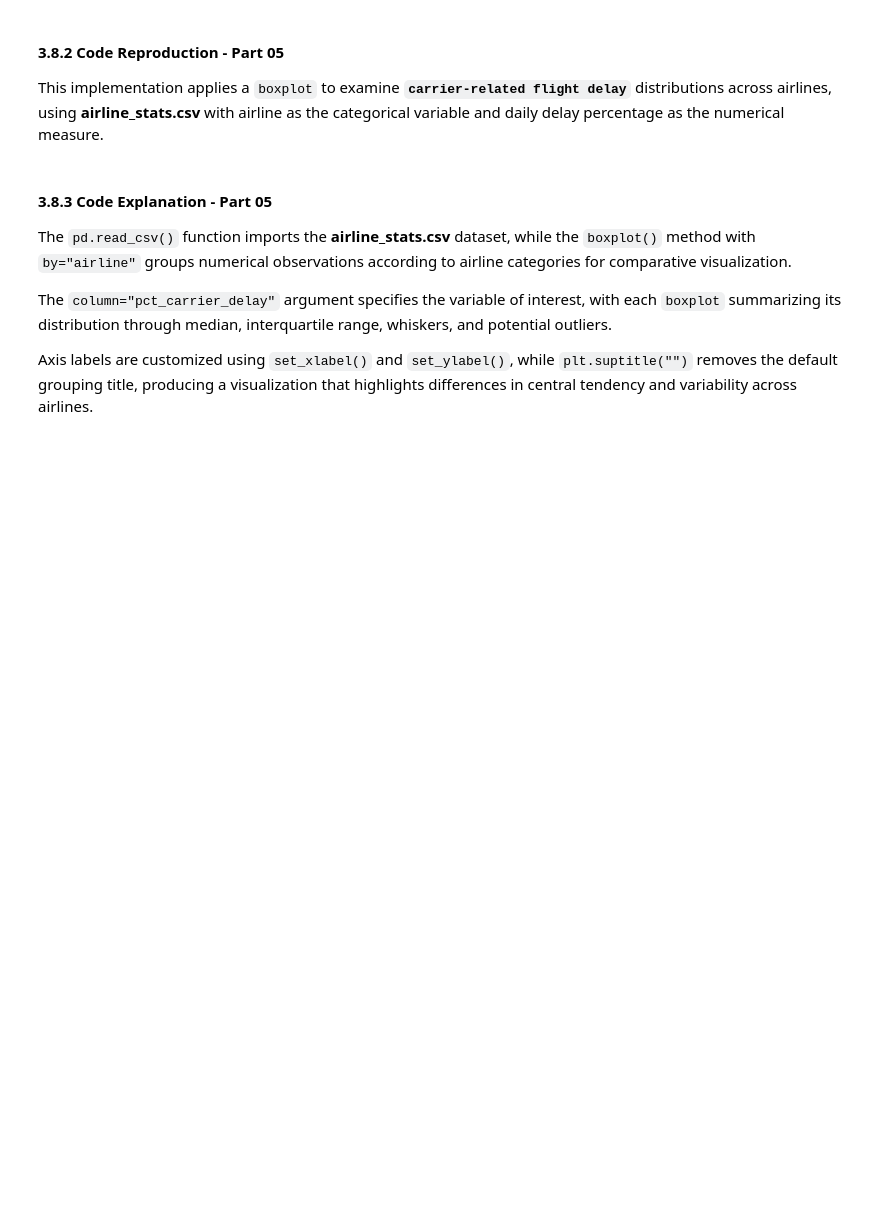
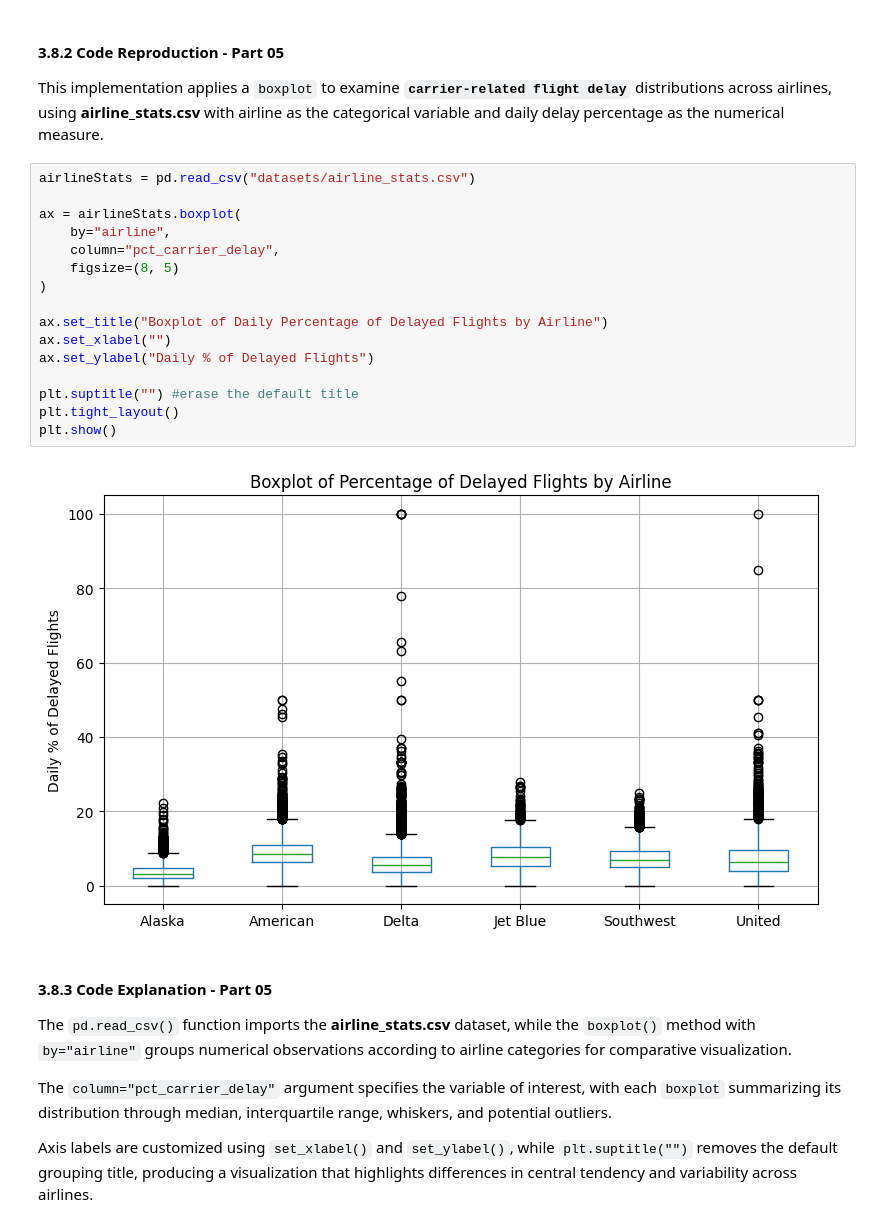
Before and after one commit to kinanpta/Practical-Statistics-for-Data-Scientists, a Jupyter notebook: Chapter01_Exploratory_Data_Analysis.ipynb, the cells around one changed output. Drawn from its saved outputs; the diff is of its cells as text; blank space fills up the shorter version.

```diff
--- a/Chapter01_Exploratory_Data_Analysis.ipynb
+++ b/Chapter01_Exploratory_Data_Analysis.ipynb
@@ -1137,6 +1137,24 @@ These findings indicate **loan grade strongly influences loan outcomes,** with `
 #### 3.8.2 Code Reproduction - Part 05
 
 This implementation applies a `boxplot` to examine **`carrier‑related flight delay`** distributions across airlines, using **airline_stats.csv** with airline as the categorical variable and daily delay percentage as the numerical measure.
+# %%
+airlineStats = pd.read_csv("datasets/airline_stats.csv")
+
+ax = airlineStats.boxplot(
+    by="airline",
+    column="pct_carrier_delay",
+    figsize=(8, 5)
+)
+
+ax.set_title("Boxplot of Daily Percentage of Delayed Flights by Airline")
+ax.set_xlabel("")
+ax.set_ylabel("Daily % of Delayed Flights")
+
+plt.suptitle("") #erase the default title
+plt.tight_layout()
+plt.show()
+# %% [output]
+[figure, added]
 # %% [markdown]
 #### 3.8.3 Code Explanation - Part 05
 
```
Also changed, not shown: parts of 9 cells of this notebook.
